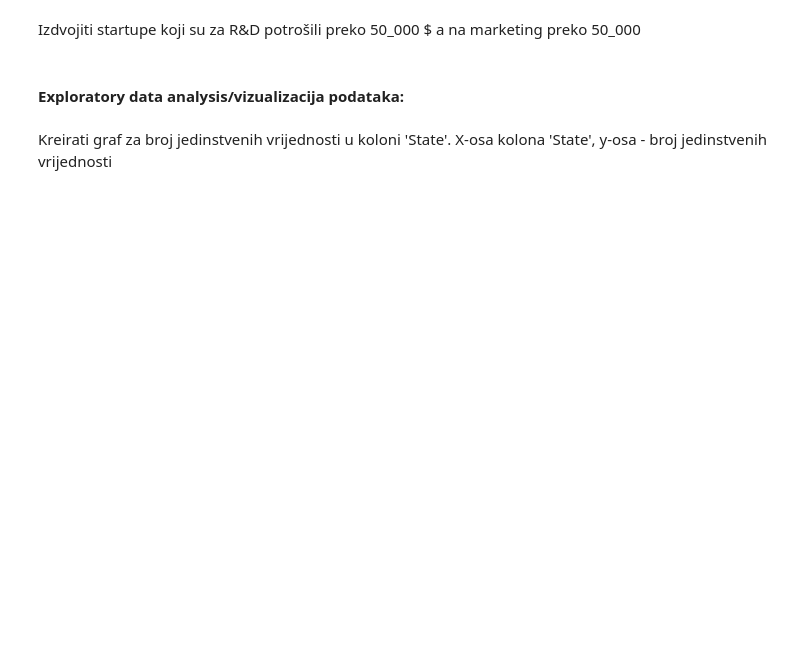
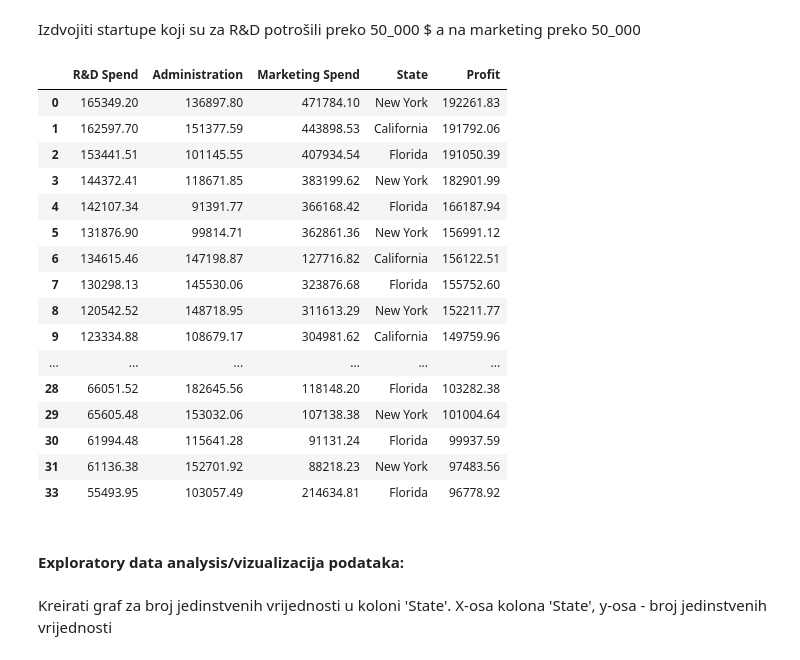
Before and after one commit to Cenga387/Internship, a Jupyter notebook: 04_Analiza podataka/Vježbe/11. čas - Vježba za ispit/12_1.ipynb, the cells around one changed output. Cells and saved outputs as stored; diff of their text form; code cells hidden in the pictures; blank space fills up the shorter version.

```diff
--- a/04_Analiza podataka/Vježbe/11. čas - Vježba za ispit/12_1.ipynb
+++ b/04_Analiza podataka/Vježbe/11. čas - Vježba za ispit/12_1.ipynb
@@ -53,7 +119,25 @@ df[df['R&D Spend'] > 150_000]
 Izdvojiti startupe koji su za R&D potrošili preko 50_000 $ a na marketing preko 50_000
 # %%
 
-df[(df['R&D Spend'] < 50_000) & (df['Marketing Spend'] > 50_000)]
+df[(df['R&D Spend'] > 50_000) & (df['Marketing Spend'] > 50_000)]
+# %% [output]
+|  | R&D Spend | Administration | Marketing Spend | State | Profit |
+| 0 | 165349.20 | 136897.80 | 471784.10 | New York | 192261.83 |
+| 1 | 162597.70 | 151377.59 | 443898.53 | California | 191792.06 |
+| 2 | 153441.51 | 101145.55 | 407934.54 | Florida | 191050.39 |
+| 3 | 144372.41 | 118671.85 | 383199.62 | New York | 182901.99 |
+| 4 | 142107.34 | 91391.77 | 366168.42 | Florida | 166187.94 |
+| 5 | 131876.90 | 99814.71 | 362861.36 | New York | 156991.12 |
+| 6 | 134615.46 | 147198.87 | 127716.82 | California | 156122.51 |
+| 7 | 130298.13 | 145530.06 | 323876.68 | Florida | 155752.60 |
+| 8 | 120542.52 | 148718.95 | 311613.29 | New York | 152211.77 |
+| 9 | 123334.88 | 108679.17 | 304981.62 | California | 149759.96 |
+| ... | ... | ... | ... | ... | ... |
+| 28 | 66051.52 | 182645.56 | 118148.20 | Florida | 103282.38 |
+| 29 | 65605.48 | 153032.06 | 107138.38 | New York | 101004.64 |
+| 30 | 61994.48 | 115641.28 | 91131.24 | Florida | 99937.59 |
+| 31 | 61136.38 | 152701.92 | 88218.23 | New York | 97483.56 |
+| 33 | 55493.95 | 103057.49 | 214634.81 | Florida | 96778.92 |
 # %% [markdown]
 ####  Exploratory data analysis/vizualizacija podataka:
 # %% [markdown]
```
Also changed, not shown: parts of 20 cells of this notebook, 9 other files.
